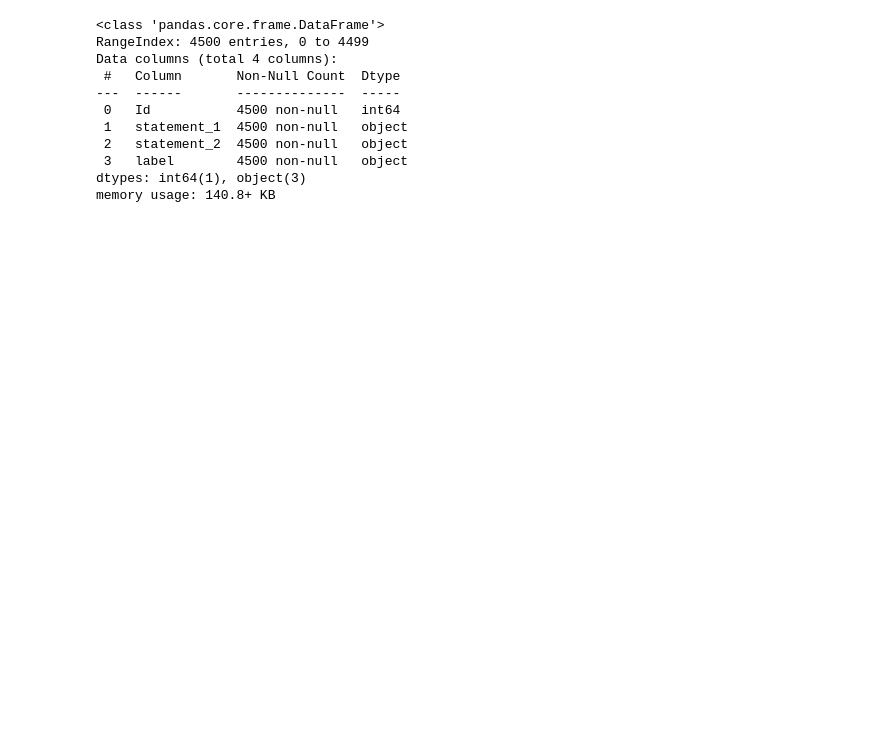
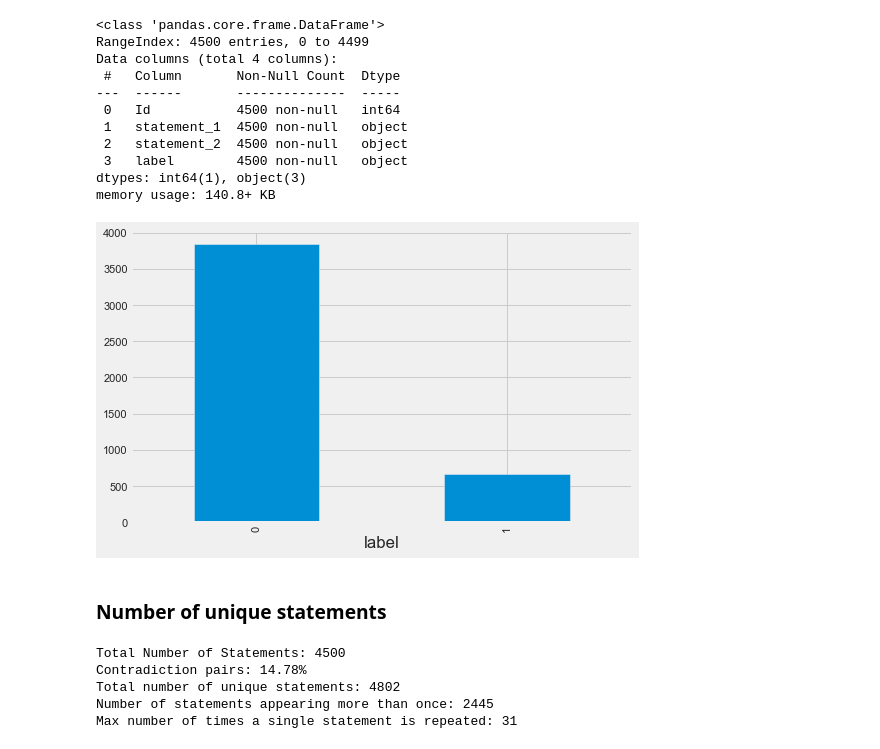
Before and after one commit to loganrane/MachineLearning101, a Jupyter notebook: Projects/Sentence Pairs.ipynb, the cells around one changed output. Drawn from its saved outputs; the diff is of its cells as text; code cells hidden in the pictures; blank space fills up the shorter version.

```diff
--- a/Projects/Sentence Pairs.ipynb
+++ b/Projects/Sentence Pairs.ipynb
@@ -37,6 +30,6 @@ df.head()
 # %%
 # Renaming the columns
-df.columns = ['Id', 'statement_1', 'statement_2', 'label']
+df.columns = ['id', 'statement_1', 'statement_2', 'label']
 # %%
 # Checking the value counts
 df.label.value_counts()
@@ -52,3 +41,7 @@ df.label[2]
 # %%
-# Changing the neutral and entailment to non-contradiction
+# Changing the labels 'neutral' and 'entailment' to 'non-contradiction'
 df.loc[(df.label == 'NEUTRAL') | (df.label == 'ENTAILMENT'), 'label'] = 'NON-CONTRADICTION'
+
+# Changing labels to 0 / 1
+df.loc[(df.label == 'NON-CONTRADICTION'), 'label'] = 0
+df.loc[(df.label == 'CONTRADICTION'), 'label'] = 1
@@ -75,3 +69,27 @@ Data columns (total 4 columns):
  3   label        4500 non-null   object
 dtypes: int64(1), object(3)
 memory usage: 140.8+ KB
+# %%
+df.groupby('label')['id'].count().plot.bar();
+# %% [output]
+[figure, added]
+# %% [markdown]
+### Number of unique statements
+# %%
+print('Total Number of Statements: {}'.format(len(df)))
+print('Contradiction pairs: {}%'.format(round(df['label'].mean() * 100, 2)))
+
+# Finding the total, unique and repeated number of statements
+total_statements = pd.Series(df['statement_1'].tolist() + df['statement_2'].tolist())
+unique_statements = len(np.unique(total_statements))
+repeated_statements = np.sum(total_statements.value_counts() > 1)
+
+print('Total number of unique statements: {}'.format(unique_statements))
+print('Number of statements appearing more than once: {}'.format(repeated_statements))
+print('Max number of times a single statement is repeated: {}'.format(max(total_statements.value_counts())))
+# %% [output]
+Total Number of Statements: 4500
+Contradiction pairs: 14.78%
+Total number of unique statements: 4802
+Number of statements appearing more than once: 2445
+Max number of times a single statement is repeated: 31
```
Also changed, not shown: parts of 10 cells of this notebook.
